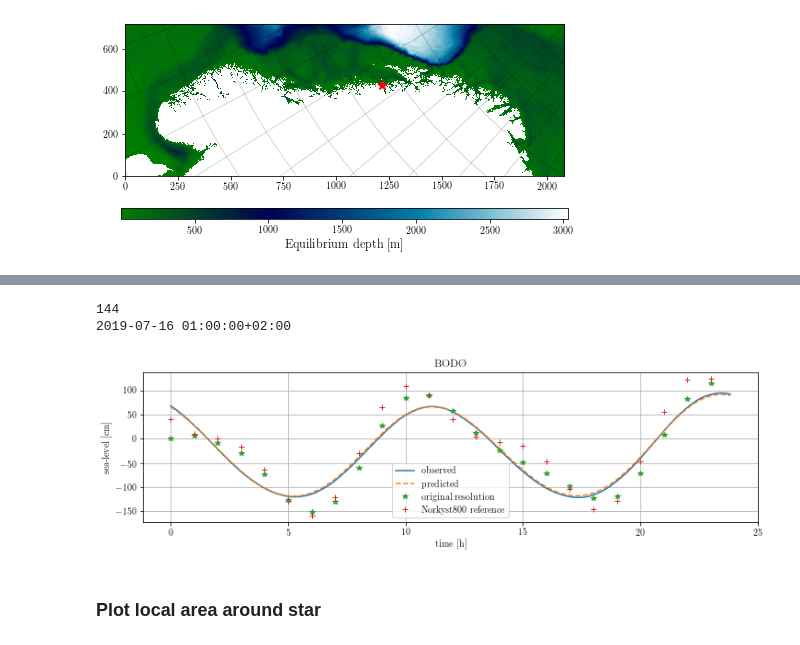
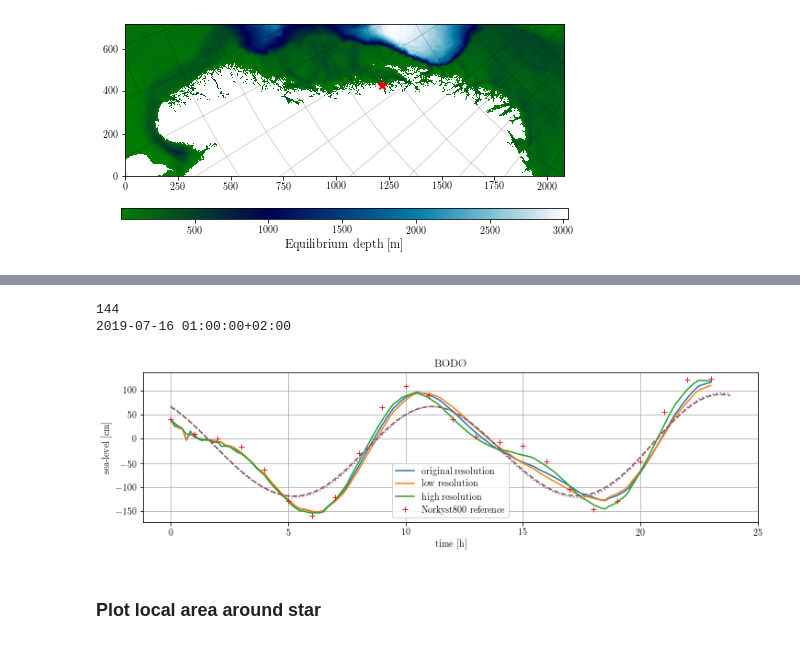
Before and after one commit to metno/gpu-ocean, a Jupyter notebook: gpu_ocean/demos/realisticSimulations/ValidateSeaLevel.ipynb, the cells around one changed output, grey strips where cells are left out. Drawn from its saved outputs; the diff is of its cells as text; code cells hidden in the pictures.

Commit message:
sea level plotting

```diff
--- a/gpu_ocean/demos/realisticSimulations/ValidateSeaLevel.ipynb
+++ b/gpu_ocean/demos/realisticSimulations/ValidateSeaLevel.ipynb
@@ -85,7 +85,8 @@ folder = casename+datetime.datetime.now().strftime("%Y_%m_%d")
 #folder = 'norwegian_sea_2019_10_09'
 #folder = 'lofoten_2019_10_07'
 #folder = 'complete_coast_2019_10_09' # havahol desktop
-folder = 'complete_coast_2019_10_10' # havahol laptop
+#folder = 'complete_coast_2019_10_10' # havahol laptop
+folder = 'complete_coast_2019_10_24' # havahol desktop 10-minute cases
 
 
 assert(folder.startswith(casename)), 'folder does not start with casename!'
@@ -494,41 +575,72 @@ eta.shape: (24, 902, 2602)
 # %%
-
-def plot_df(df, sitename=None, simulated_values=None, norkyst_values=None, ref_name=None):
+def plot_df(df, sitename=None,
+            simulated_values_orig=None, simulated_t_orig=None,
+            simulated_values_lowres=None, simulated_t_lowres=None,
+            simulated_values_highres=None, simulated_t_highres=None,
+            norkyst_values=None, ref_name=None):
     num_vals_in_a_day = 6*24
     start_index = 6
     end_index = num_vals_in_a_day + start_index
     print(num_vals_in_a_day)
 
     fig = plt.figure(figsize=(12,3))
 
     # Get time into decimal hours since the start of simulation
     print(df.iloc[0]['datetime'])
     time = pd.to_numeric(df.iloc[start_index:end_index]['datetime'] - df.iloc[start_index][0])/1e9/3600
 
-    plt.plot(time, df.iloc[start_index:end_index]['observed'], label='observed')
-    plt.plot(time, df.iloc[start_index:end_index]['predicted'], '--', label='predicted')
-    if simulated_values is not None:
-        plt.plot(simulated_values, '*', label='original resolution')
+    if simulated_values_orig is not None:
+        if simulated_t_orig is None:
+            simulated_t_orig = np.arange(24)
+        symbol = '-'
+        if len(simulated_values_orig) < 25:
+            symbol = '*'
+        plt.plot(simulated_t_orig, simulated_values_orig*100, symbol, label='original resolution')
+
+    if simulated_values_lowres is not None:
+        if simulated_t_lowres is None:
+            simulated_t_osimulated_t_lowresrig = np.arange(24)
+        symbol = '-'
+        if len(simulated_values_lowres) < 25:
+            symbol = '*'
+        plt.plot(simulated_t_lowres, simulated_values_lowres*100, symbol, label='low resolution')
+
+    if simulated_values_highres is not None:
+        if simulated_t_highres is None:
+            simulated_t_highres = np.arange(24)
+        symbol = '-'
+        if len(simulated_values_highres) < 25:
+            symbol = '*'
+        plt.plot(simulated_t_highres, simulated_values_highres*100, symbol, label='high resolution')
+
     if norkyst_values is not None:
-        plt.plot(norkyst_values, '+', label='Norkyst800 reference')
+        plt.plot(norkyst_values*100, '+', label='Norkyst800 reference')
+
     plt.legend()
     plt.xlabel('time [h]')
     plt.ylabel('sea-level [cm]')
     plt.grid()
     if sitename is not None:
         plt.title(sitename)
     #print(time[0].hour)
+
+    plt.plot(time, df.iloc[start_index:end_index]['observed'], ':', label='observed')
+    plt.plot(time, df.iloc[start_index:end_index]['predicted'], '--', label='predicted')
+
+
     if ref_name is not None:
         plt.savefig(ref_name.replace('.txt', '.pdf'))
         plt.savefig(ref_name.replace('.txt', '.png'))
 
 
 plot_df(df, sitename,
-        simulated_values=simulated_sea_level*100,
-        norkyst_values=reference_sea_level_norkyst*100)
+        simulated_values_orig=simulated_sea_level_orig, simulated_t_orig=simulated_t_orig,
+        simulated_values_lowres=simulated_sea_level_lowres,   simulated_t_lowres=simulated_t_lowres,
+        simulated_values_highres=simulated_sea_level_highres, simulated_t_highres=simulated_t_highres,
+        norkyst_values=reference_sea_level_norkyst)
 # %% [output]
 144
 2019-07-16 01:00:00+02:00
-[figure, old version]
+[figure, new version]
 # %% [markdown]
 ### Plot local area around star
```
Also changed, not shown: parts of 14 cells of this notebook.
